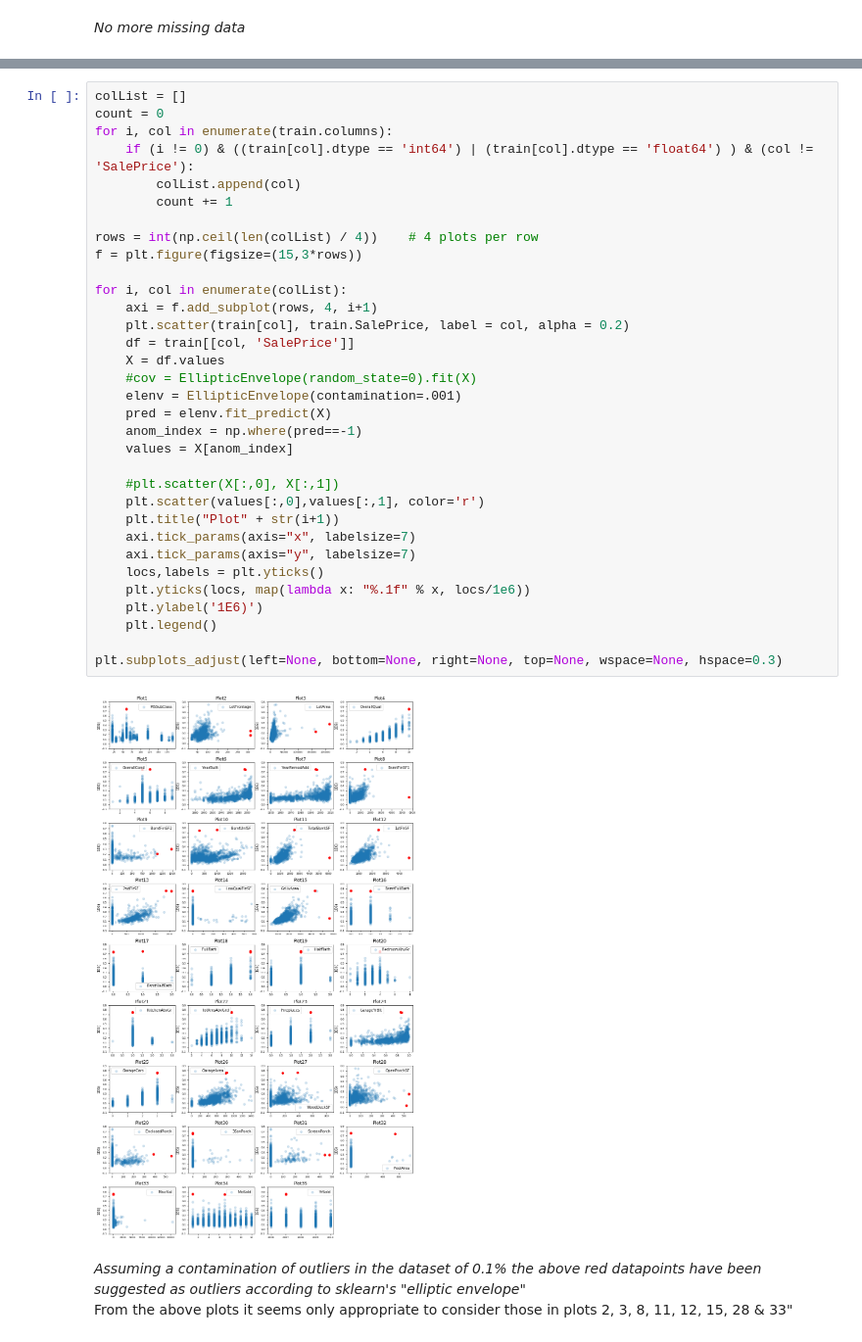
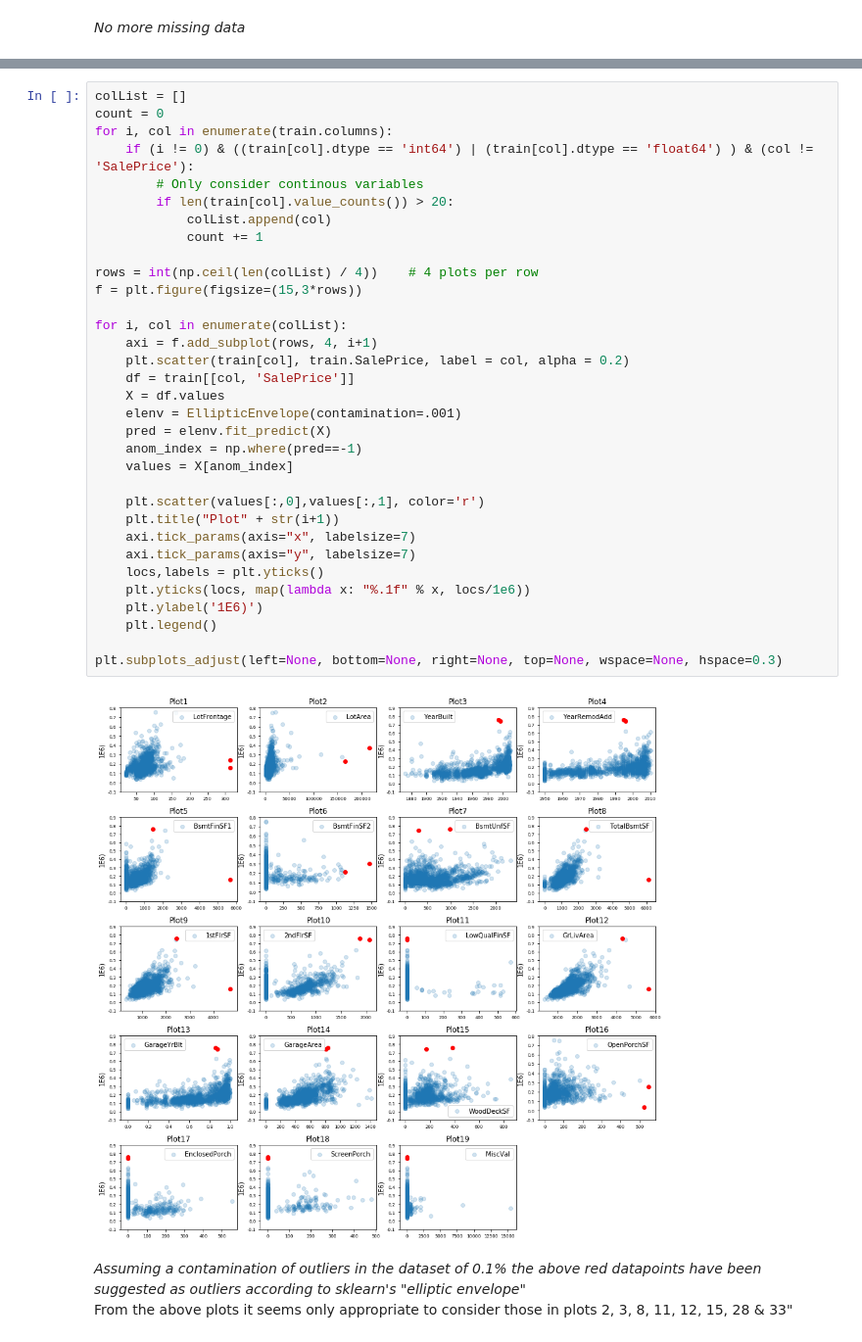
Before and after one commit to j-greggazz/Kaggle, a Jupyter notebook: House_Prices_Regression/notebooks/House_Prices_Regression.ipynb, the cells around one changed output, grey strips where cells are left out. Shown at 98% size. Drawn from its saved outputs; the diff is of its cells as text.

```diff
--- a/House_Prices_Regression/notebooks/House_Prices_Regression.ipynb
+++ b/House_Prices_Regression/notebooks/House_Prices_Regression.ipynb
@@ -155,37 +159,37 @@ checkMissingData(train).head(1)
 # %%
 colList = []
 count = 0
 for i, col in enumerate(train.columns):
     if (i != 0) & ((train[col].dtype == 'int64') | (train[col].dtype == 'float64') ) & (col != 'SalePrice'):
-        colList.append(col)
-        count += 1
+        # Only consider continous variables
+        if len(train[col].value_counts()) > 20:
+            colList.append(col)
+            count += 1
 
 rows = int(np.ceil(len(colList) / 4))    # 4 plots per row
 f = plt.figure(figsize=(15,3*rows))
 
 for i, col in enumerate(colList):
     axi = f.add_subplot(rows, 4, i+1)
     plt.scatter(train[col], train.SalePrice, label = col, alpha = 0.2)
     df = train[[col, 'SalePrice']]
     X = df.values
-    #cov = EllipticEnvelope(random_state=0).fit(X)
     elenv = EllipticEnvelope(contamination=.001)
     pred = elenv.fit_predict(X)
     anom_index = np.where(pred==-1)
     values = X[anom_index]
 
-    #plt.scatter(X[:,0], X[:,1])
     plt.scatter(values[:,0],values[:,1], color='r')
     plt.title("Plot" + str(i+1))
     axi.tick_params(axis="x", labelsize=7)
     axi.tick_params(axis="y", labelsize=7)
     locs,labels = plt.yticks()
     plt.yticks(locs, map(lambda x: "%.1f" % x, locs/1e6))
     plt.ylabel('1E6)')
     plt.legend()
 
 plt.subplots_adjust(left=None, bottom=None, right=None, top=None, wspace=None, hspace=0.3)
 # %% [output]
-[figure, old version]
+[figure, new version]
 # %% [markdown]
 *Assuming a contamination of outliers in the dataset of 0.1% the above red datapoints have been suggested as outliers according to sklearn's "elliptic envelope"* <br> From the above plots it seems only appropriate to consider those in plots 2, 3, 8, 11, 12, 15, 28 & 33"
```
Also changed, not shown: parts of 36 cells of this notebook.
